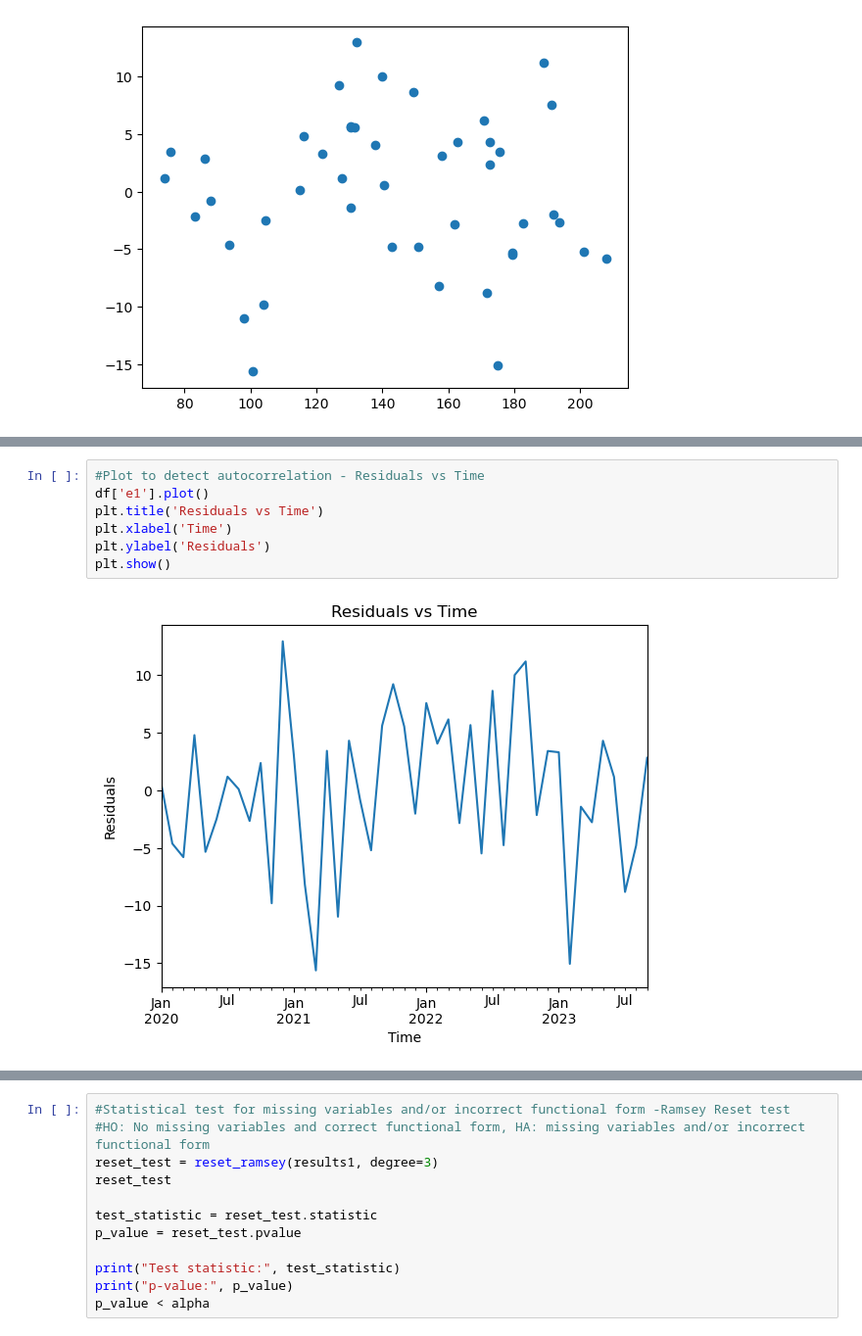
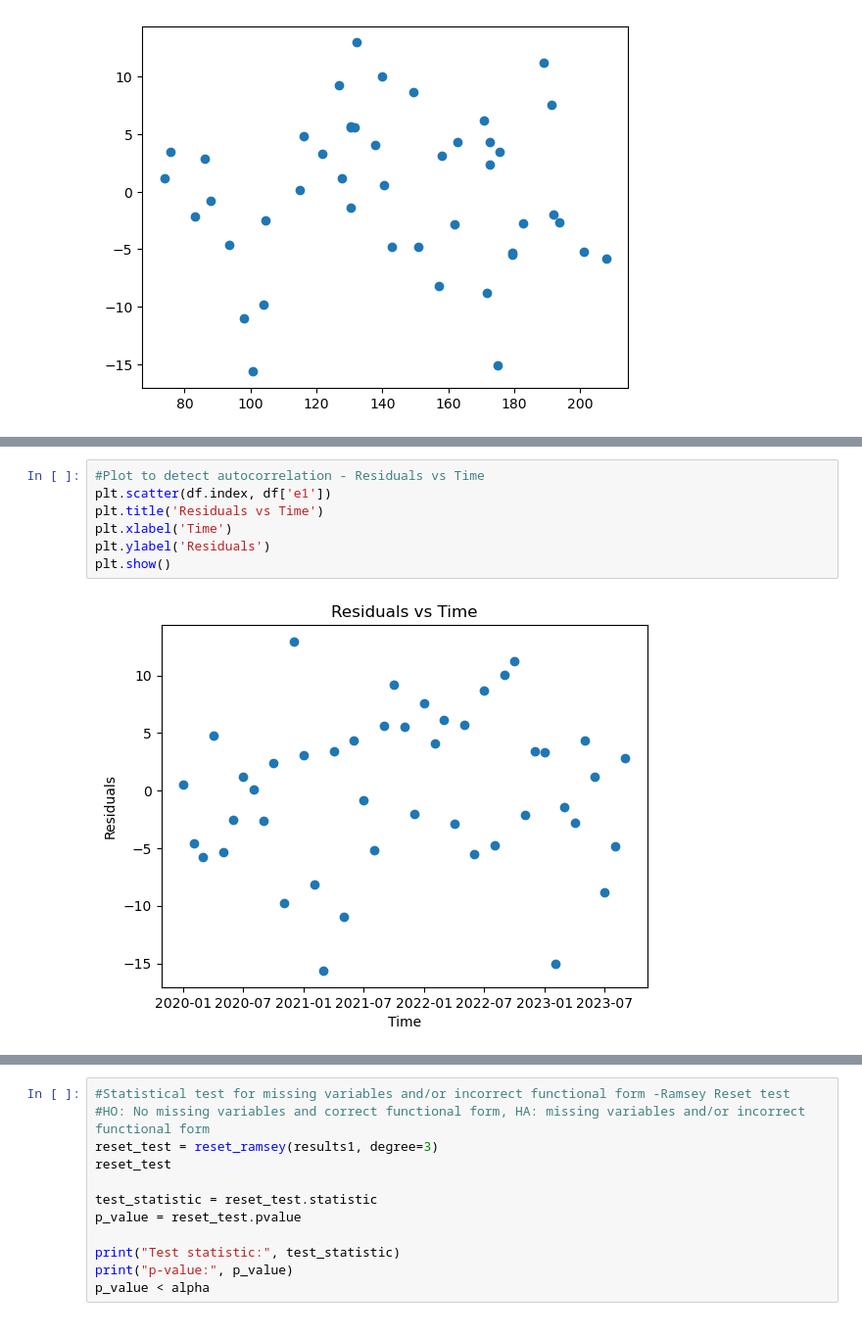
Before and after one commit to rjwrobel86/Python4Statistics, a Jupyter notebook: Notebooks/Regression.ipynb, the cells around one changed output, grey strips where cells are left out. Shown at 98% size. Cells and saved outputs as stored; diff of their text form.

```diff
--- a/Notebooks/Regression.ipynb
+++ b/Notebooks/Regression.ipynb
@@ -353,12 +356,12 @@ Breusch Pagan Test P-Value:
 # %%
 #Plot to detect autocorrelation - Residuals vs Time
-df['e1'].plot()
+plt.scatter(df.index, df['e1'])
 plt.title('Residuals vs Time')
 plt.xlabel('Time')
 plt.ylabel('Residuals')
 plt.show()
 # %% [output]
-[figure, old version]
+[figure, new version]
 # %%
 #Statistical tests for autocorrelation - Durbin-Watson
 #Close to 0 suggests positive autocorrelation, close to 4 suggests negative autocorrelation
```
Also changed, not shown: parts of 11 cells of this notebook, 54 other files.
